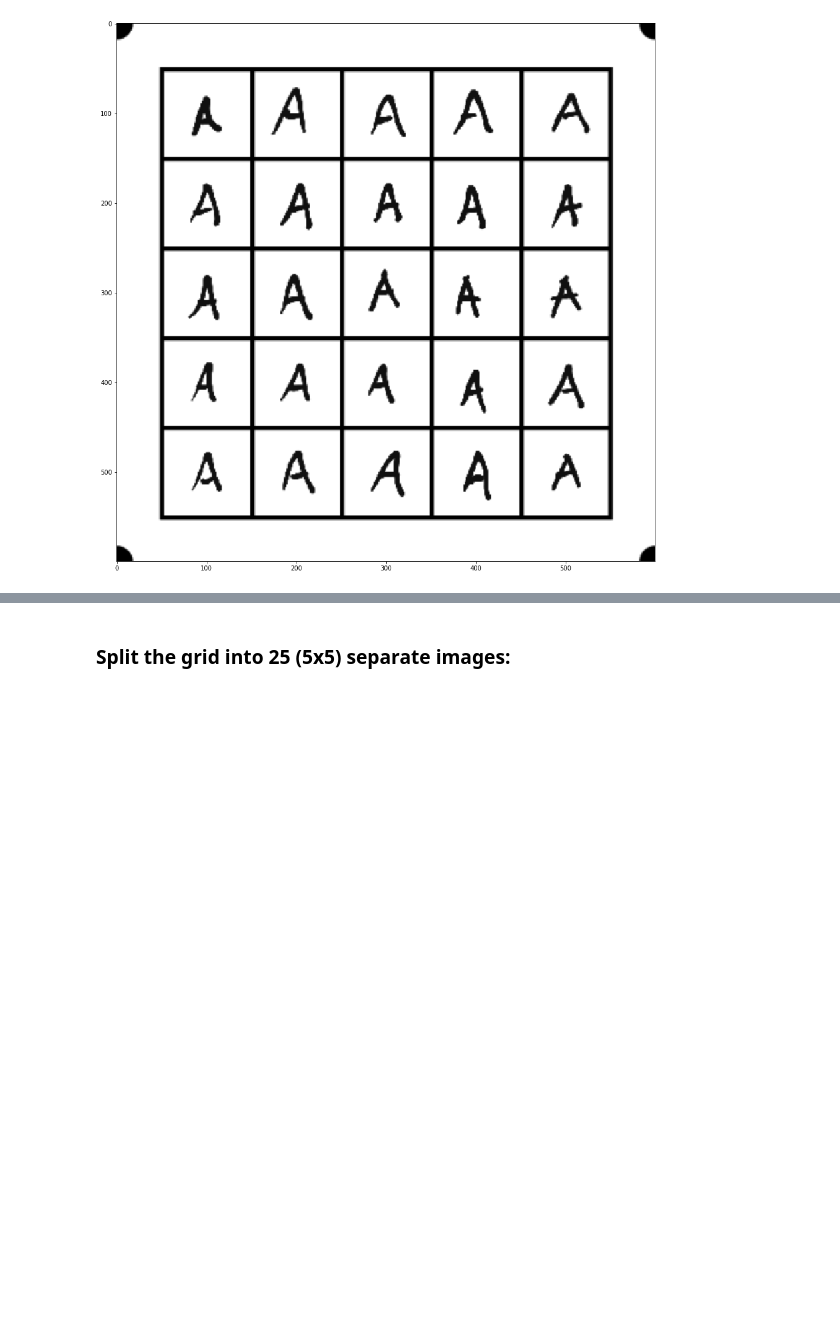
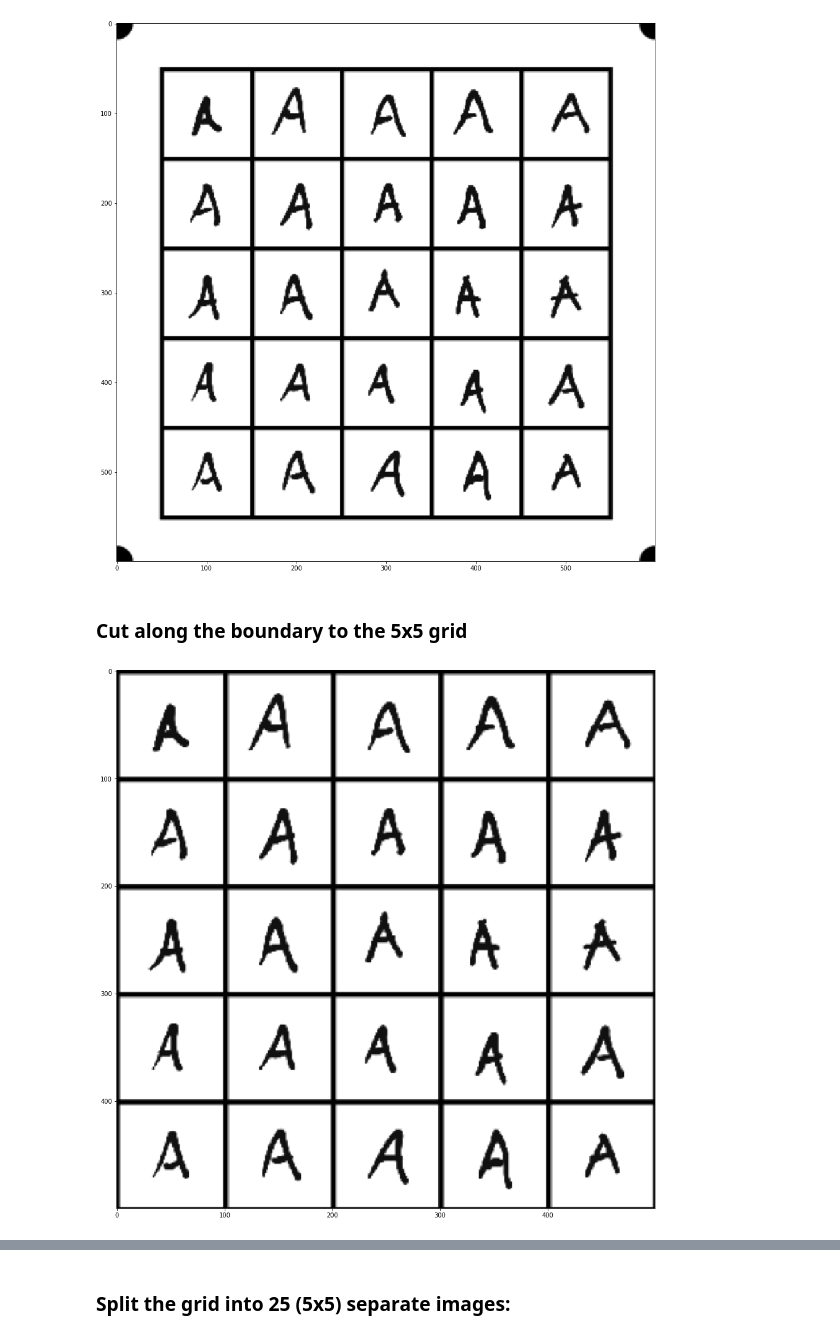
Before and after one commit to shegocaga/TDS-python-nn-18-fall, a Jupyter notebook: lecture_materials/2018-11-05 TDS Image Manipulation/TDS Image Manipulation.ipynb, the cells around one changed output, grey strips where cells are left out. Drawn from its saved outputs; the diff is of its cells as text; code cells hidden in the pictures; blank space fills up the shorter version.

Commit message:
ZO - Add resizing features to image manipulation

```diff
--- a/lecture_materials/2018-11-05 TDS Image Manipulation/TDS Image Manipulation.ipynb
+++ b/lecture_materials/2018-11-05 TDS Image Manipulation/TDS Image Manipulation.ipynb
@@ -7,7 +8,7 @@ from matplotlib import pyplot as plt
 # %% [markdown]
 ### Read an image from disk and display it:
 # %%
-IMAGE='/home/jaeger/dev/python/emnist/TDS/a.png'
+IMAGE='/Users/shegocaga/TDS/TDS-python-nn-18-fall/lecture_materials/2018-11-05 TDS Image Manipulation/a.png'
 
 orig_img = cv2.imread(IMAGE, cv2.IMREAD_GRAYSCALE)
 
@@ -74,3 +76,16 @@ plt.imshow(img_warp, cmap='gray')
 plt.show()
 # %% [output]
 [figure]
+# %% [markdown]
+### Cut along the boundary to the 5x5 grid
+# %%
+inpts2 = np.float32([[550,550],[50,550],[550,50],[50,50]])
+outpts2 = np.float32([[500,500],[0,500],[500,0],[0,0]])
+M2 = cv2.getPerspectiveTransform(inpts2, outpts2)
+img_warp2 = cv2.warpPerspective(img_warp, M2, (500,500))
+
+fig = plt.figure(figsize=(16,16))
+plt.imshow(img_warp2, cmap='gray')
+plt.show()
+# %% [output]
+[figure, added]
```
Also changed, not shown: parts of 14 cells of this notebook.
